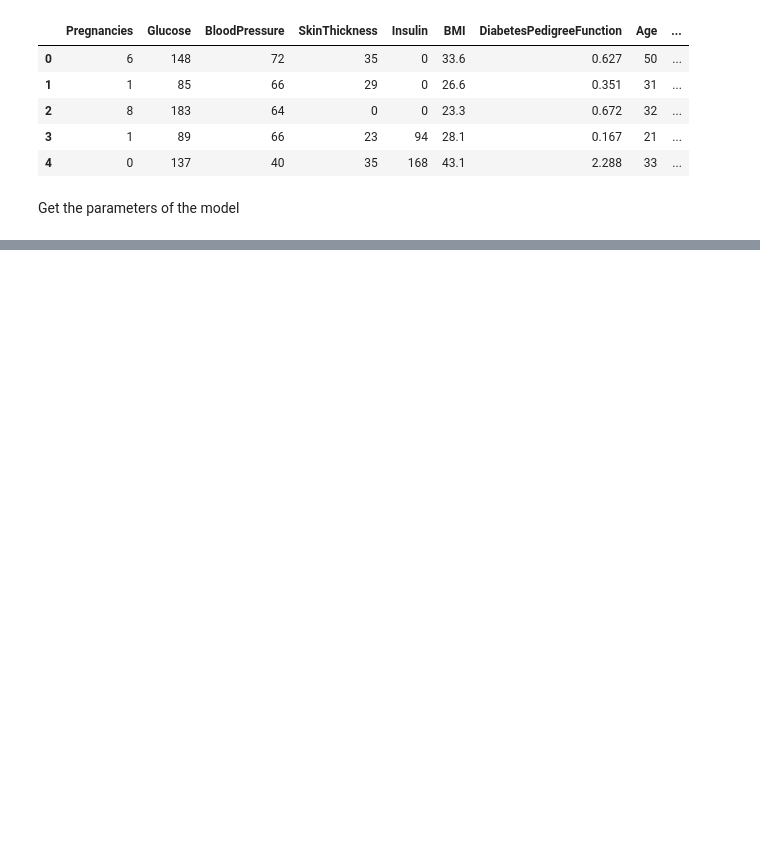
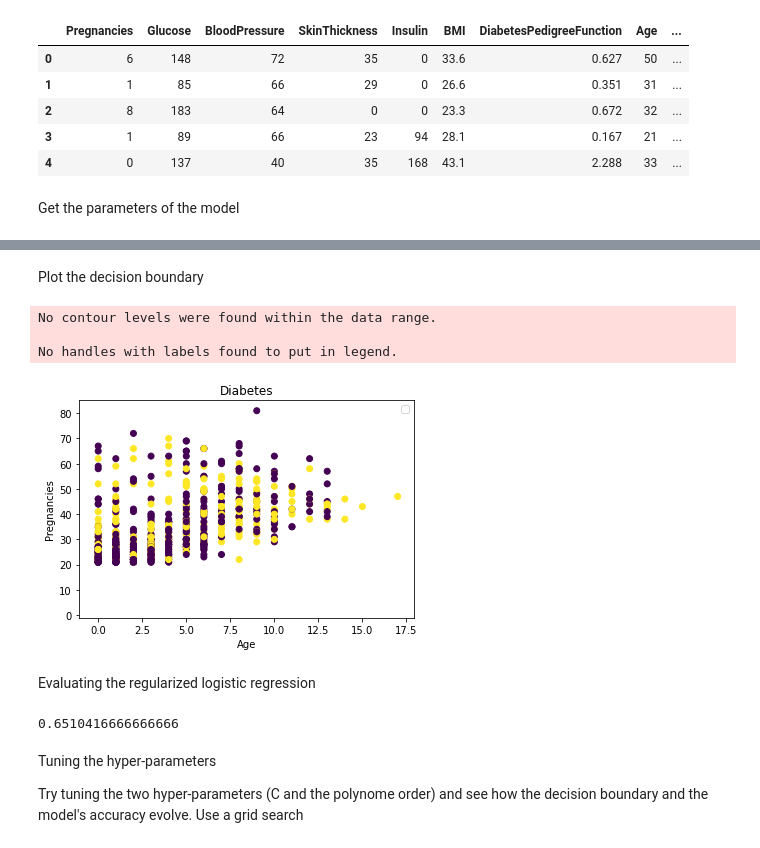
Before and after one commit to Abdoul-K-S/ML, a Jupyter notebook: diabete_Logistic_Regression.ipynb, the cells around one changed output, grey strips where cells are left out. Drawn from its saved outputs; the diff is of its cells as text; code cells hidden in the pictures; blank space fills up the shorter version.

```diff
--- a/diabete_Logistic_Regression.ipynb
+++ b/diabete_Logistic_Regression.ipynb
@@ -65,0 +144,10 @@ plt.show()
+# %%
+from sklearn.preprocessing import PolynomialFeatures
+
+order = 30
+
+poly = PolynomialFeatures(order)
+Xmap = poly.fit_transform(X)
+
+print(X.shape)
+print(Xmap.shape)
@@ -65,0 +161,3 @@ plt.show()
+# %%
+clf = LogisticRegression(random_state=0, solver='lbfgs', multi_class='multinomial', C=10**7).fit(Xmap, y.ravel())
+w_star = clf.coef_[0]
@@ -65,0 +172,46 @@ plt.show()
+# %% [markdown]
+Plot the decision boundary
+# %%
+def get_boundary(u, v, theta, order):
+    boundary = np.zeros(shape=(len(u), len(v)))
+    for i in range(len(u)):
+        for j in range(len(v)):
+
+            poly = PolynomialFeatures(order)
+            uv = [np.array([u[i],v[j]])]
+            poly_map = poly.fit_transform([np.array([u[i],v[j]])])
+            boundary[i, j] = (poly_map[0].dot(np.array(theta)))
+
+    return boundary
+
+#plot data and boundary
+fig = plt.figure()
+
+u = np.linspace(-1.1, 1.1, 50)
+v = np.linspace(-1.1, 1.1, 50)
+
+boundary = get_boundary(u, v, w_star, order)
+
+plt.title('Diabetes')
+plt.xlabel('Age')
+plt.ylabel('Pregnancies')
+plt.scatter(X1,X2, c=y.ravel())
+plt.contour(u, v, boundary, 0, colors='red')
+plt.legend()
+plt.show()
+# %% [output]
+No contour levels were found within the data range.
+
+No handles with labels found to put in legend.
+[figure, added]
+# %% [markdown]
+Evaluating the regularized logistic regression
+# %%
+clf.score(Xmap, y)
+# %% [output]
+0.6510416666666666
+# %% [markdown]
+Tuning the hyper-parameters
+
+Try tuning the two hyper-parameters (C and the polynome order) and see how the decision boundary and the model's accuracy evolve.
+Use a grid search
```
Also changed, not shown: parts of 23 cells of this notebook.
